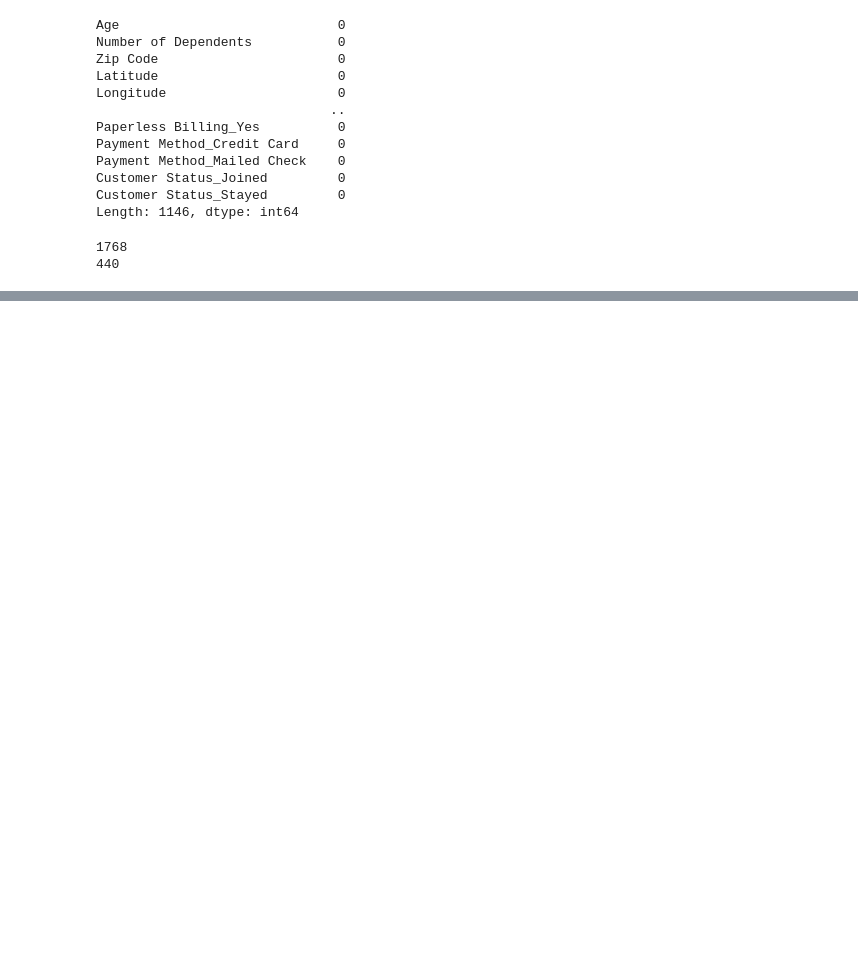
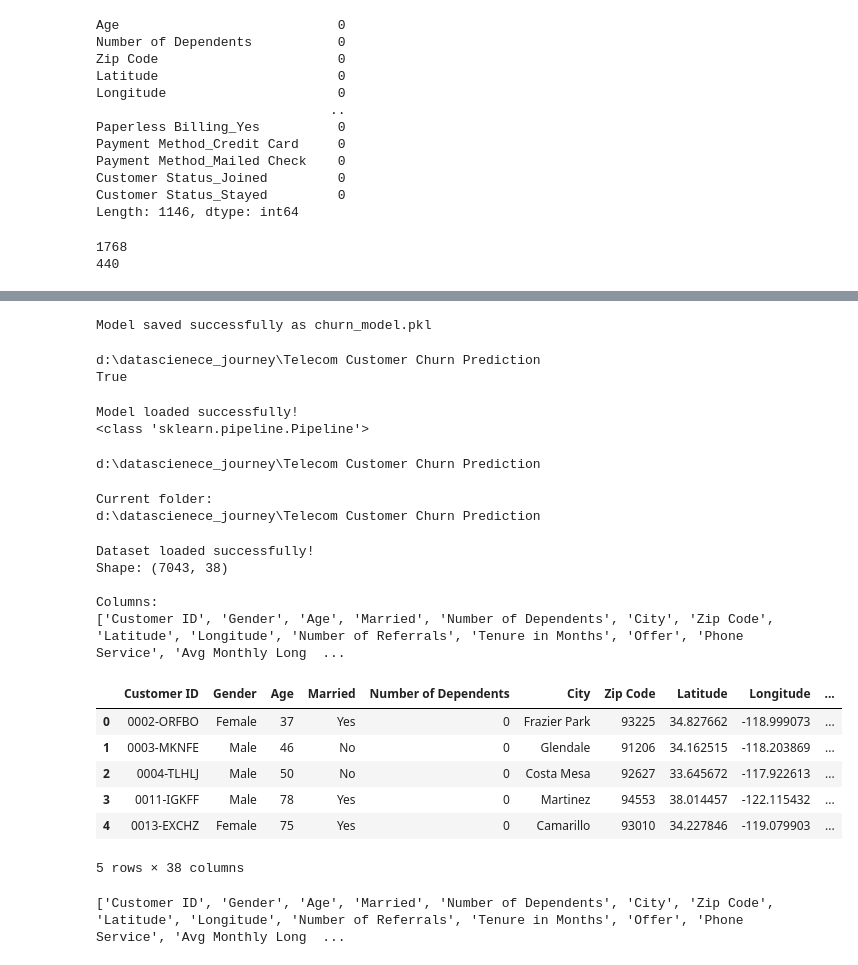
Before and after one commit to vanshikasharma48/telecom_chrun_prediction, a Jupyter notebook: telecom.ipynb, the cells around one changed output, grey strips where cells are left out. Drawn from its saved outputs; the diff is of its cells as text; code cells hidden in the pictures; blank space fills up the shorter version.

```diff
--- a/telecom.ipynb
+++ b/telecom.ipynb
@@ -242,0 +635,64 @@ weighted avg       0.98      0.98      0.98      1409
+# %%
+joblib.dump(model, "churn_model.pkl")
+
+print("\nModel saved successfully as churn_model.pkl")
+# %% [output]
+Model saved successfully as churn_model.pkl
+# %%
+import os
+
+print(os.getcwd())
+print(os.path.exists("churn_model.pkl"))
+# %% [output]
+d:\datascienece_journey\Telecom Customer Churn Prediction
+True
+# %%
+import joblib
+
+test_model = joblib.load("churn_model.pkl")
+
+print("Model loaded successfully!")
+print(type(test_model))
+# %% [output]
+Model loaded successfully!
+<class 'sklearn.pipeline.Pipeline'>
+# %%
+print(os.getcwd())
+# %% [output]
+d:\datascienece_journey\Telecom Customer Churn Prediction
+# %%
+import os
+
+print("Current folder:")
+print(os.getcwd())
+# %% [output]
+Current folder:
+d:\datascienece_journey\Telecom Customer Churn Prediction
+# %%
+import pandas as pd
+
+df = pd.read_csv("telecom_customer_churn.csv")
+
+print("Dataset loaded successfully!")
+print("Shape:", df.shape)
+print("\nColumns:")
+print(df.columns.tolist())
+
+df.head()
+# %% [output]
+Dataset loaded successfully!
+Shape: (7043, 38)
+
+Columns:
+['Customer ID', 'Gender', 'Age', 'Married', 'Number of Dependents', 'City', 'Zip Code', 'Latitude', 'Longitude', 'Number of Referrals', 'Tenure in Months', 'Offer', 'Phone Service', 'Avg Monthly Long  ...
+|  | Customer ID | Gender | Age | Married | Number of Dependents | City | Zip Code | Latitude | Longitude | ... |
+| 0 | 0002-ORFBO | Female | 37 | Yes | 0 | Frazier Park | 93225 | 34.827662 | -118.999073 | ... |
+| 1 | 0003-MKNFE | Male | 46 | No | 0 | Glendale | 91206 | 34.162515 | -118.203869 | ... |
+| 2 | 0004-TLHLJ | Male | 50 | No | 0 | Costa Mesa | 92627 | 33.645672 | -117.922613 | ... |
+| 3 | 0011-IGKFF | Male | 78 | Yes | 0 | Martinez | 94553 | 38.014457 | -122.115432 | ... |
+| 4 | 0013-EXCHZ | Female | 75 | Yes | 0 | Camarillo | 93010 | 34.227846 | -119.079903 | ... |
+5 rows × 38 columns
+# %%
+print(df.columns.tolist())
+# %% [output]
+['Customer ID', 'Gender', 'Age', 'Married', 'Number of Dependents', 'City', 'Zip Code', 'Latitude', 'Longitude', 'Number of Referrals', 'Tenure in Months', 'Offer', 'Phone Service', 'Avg Monthly Long  ...
```
Also changed, not shown: parts of 39 cells of this notebook, 2 other files.
